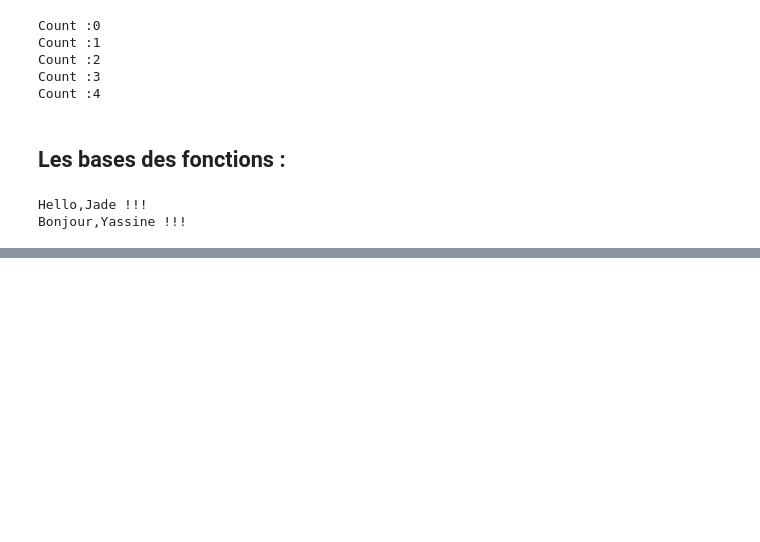
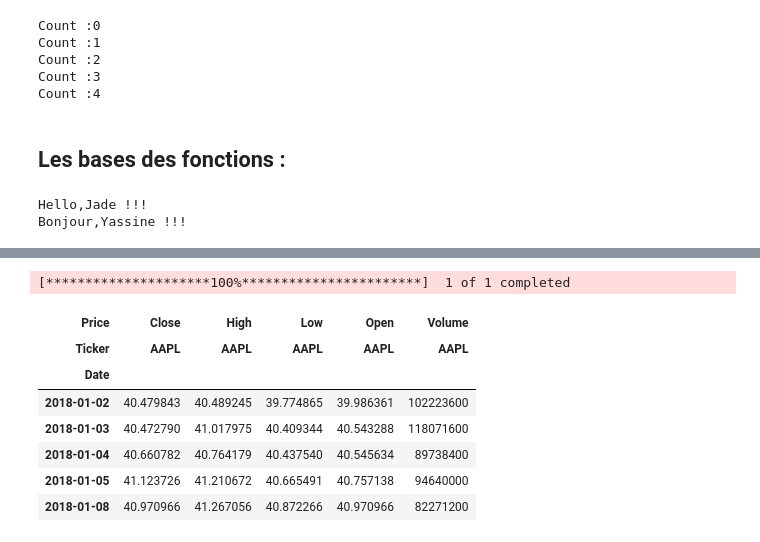
Before and after one commit to Aleqsis/IAE_METZ_DATA_2025_8, a Jupyter notebook: DATA4FUNDS_Group8_DataAnalyze.ipynb, the cells around one changed output, grey strips where cells are left out. Drawn from its saved outputs; the diff is of its cells as text; code cells hidden in the pictures; blank space fills up the shorter version.

```diff
--- a/DATA4FUNDS_Group8_DataAnalyze.ipynb
+++ b/DATA4FUNDS_Group8_DataAnalyze.ipynb
@@ -122,0 +286,25 @@ Bonjour,Yassine !!!
+# %%
+#We will use the 'yfinance' package to download stock data.
+
+#Define the stock ticker symbol (you can change this for any stock)
+ticker = "AAPL" #Apple Inc.
+
+#Define the periode the last 5 years
+start_date = "2018-01-01"
+end_date = "2023-01-01"
+
+#Download the data
+stock_data = yf.download(ticker, start = start_date, end = end_date)
+
+#display the first few rows of the data to understand its structure
+stock_data.head()
+# %% [output]
+[*********************100%***********************]  1 of 1 completed
+| Price | Close | High | Low | Open | Volume |
+| Ticker | AAPL | AAPL | AAPL | AAPL | AAPL |
+| Date |  |  |  |  |  |
+| 2018-01-02 | 40.479843 | 40.489245 | 39.774865 | 39.986361 | 102223600 |
+| 2018-01-03 | 40.472790 | 41.017975 | 40.409344 | 40.543288 | 118071600 |
+| 2018-01-04 | 40.660782 | 40.764179 | 40.437540 | 40.545634 | 89738400 |
+| 2018-01-05 | 41.123726 | 41.210672 | 40.665491 | 40.757138 | 94640000 |
+| 2018-01-08 | 40.970966 | 41.267056 | 40.872266 | 40.970966 | 82271200 |
```
Also changed, not shown: parts of 36 cells of this notebook.
